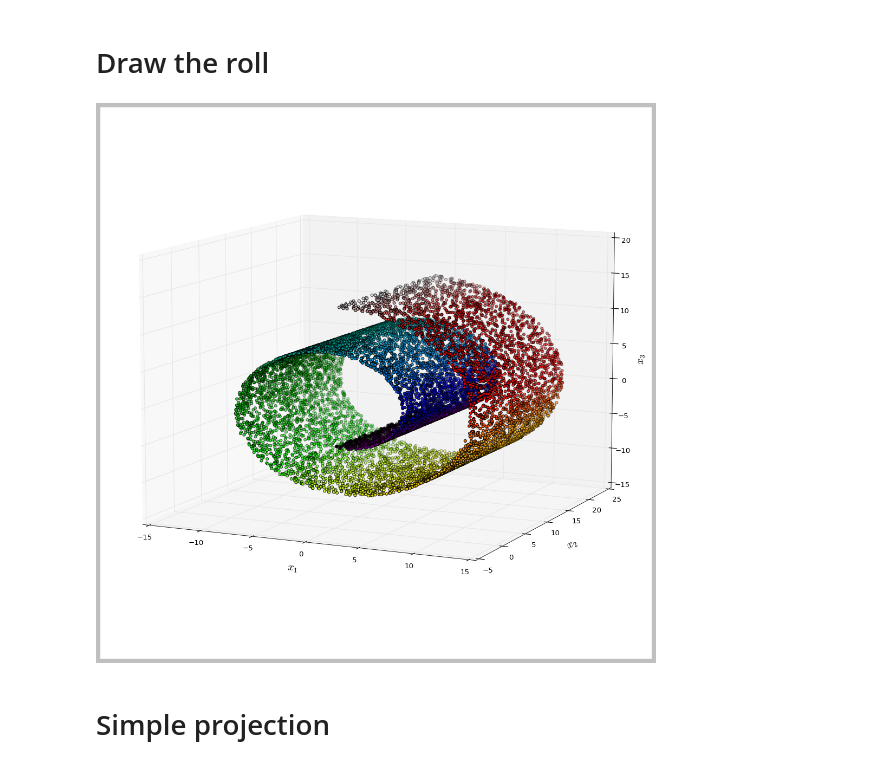
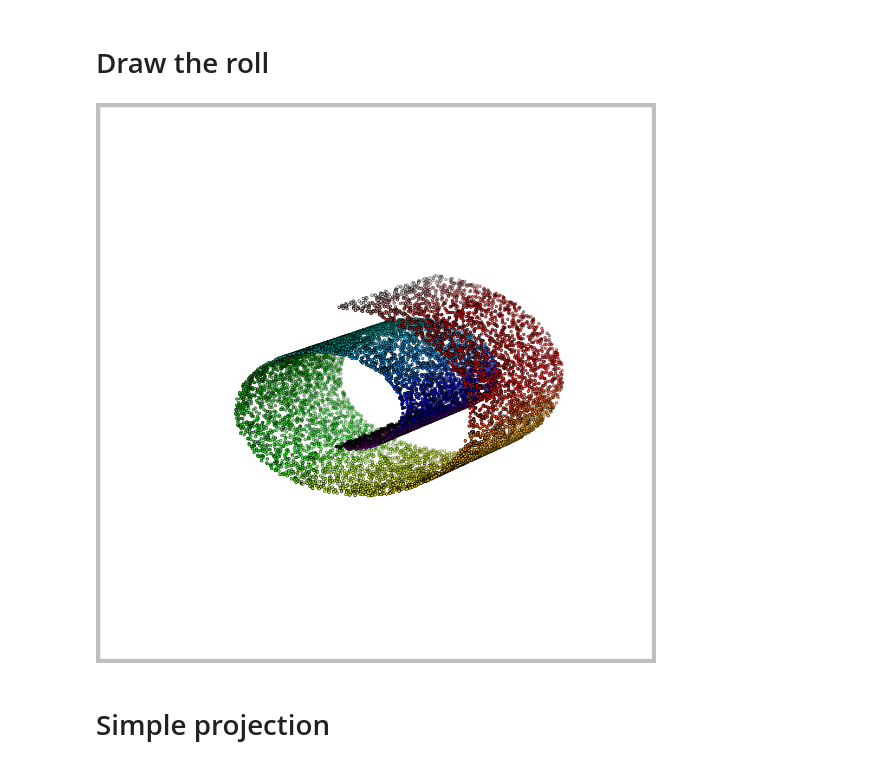
Before and after one commit to cedric-uden/Dimensionality-Reduction, a Jupyter notebook: notebooks/Swiss_Roll.ipynb, the cells around one changed output. Saved outputs shown, nothing was run; the diff lists cells and outputs as text; code cells hidden in the pictures.

```diff
--- a/notebooks/Swiss_Roll.ipynb
+++ b/notebooks/Swiss_Roll.ipynb
@@ -14,17 +14,22 @@ swiss_roll_color = plt.cm.nipy_spectral
 # %%
 figure_size = 35
 fig = plt.figure(figsize=(figure_size+10,figure_size))
 ax = fig.add_subplot(222, projection='3d')
 ax.scatter(X[:, 0], X[:, 1], X[:, 2], c=t, cmap=swiss_roll_color)
 
 ax.view_init(10, -65) # rotate the view
-ax.set_xlabel("$x_1$", fontsize=18, labelpad=15)
-ax.set_ylabel("$x_2$", fontsize=18, labelpad=15)
-ax.set_zlabel("$x_3$", fontsize=18, labelpad=10)
+# ax.set_xlabel("$x_1$", fontsize=18, labelpad=15)
+# ax.set_ylabel("$x_2$", fontsize=18, labelpad=15)
+# ax.set_zlabel("$x_3$", fontsize=18, labelpad=10)
+ax.grid(False)
+ax.axis('off')
+ax.set_xticks([])
+ax.set_yticks([])
+ax.set_zticks([])
 
 plt.show()
 # %% [output]
-[figure, old version]
+[figure, new version]
 # %% [markdown]
 # Simple projection
 # %%
```
Also changed, not shown: parts of 2 cells of this notebook, 2 other files.
